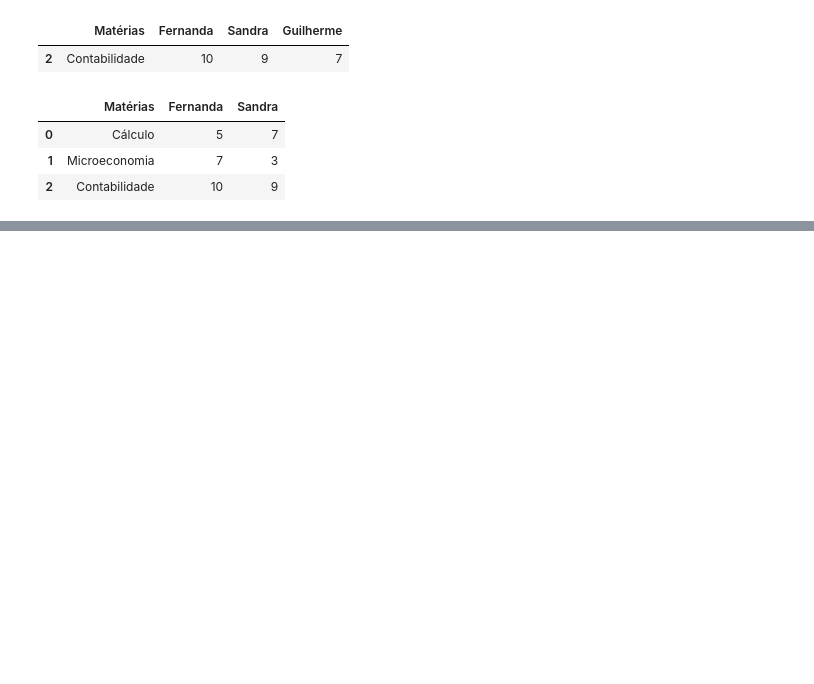
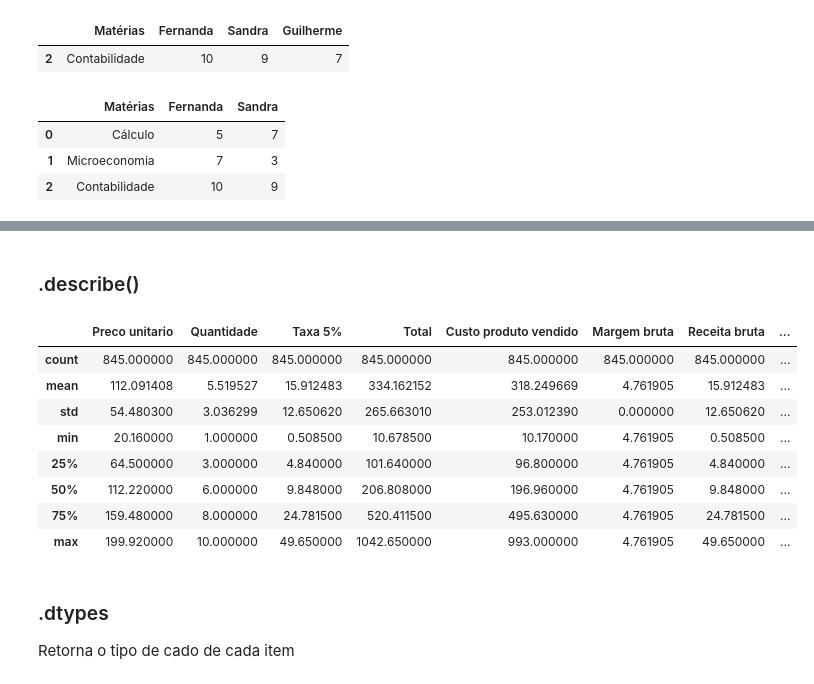
Before and after one commit to vitor-tatiama/CursoPython-Grupo2, a Jupyter notebook: apresentacao_pandas.ipynb, the cells around one changed output, grey strips where cells are left out. Drawn from its saved outputs; the diff is of its cells as text; code cells hidden in the pictures; blank space fills up the shorter version.

```diff
--- a/apresentacao_pandas.ipynb
+++ b/apresentacao_pandas.ipynb
@@ -159,0 +232,3 @@ df_notas.drop(["Guilherme"],axis=1)
+# %%
+df = df.dropna()
+df.shape
@@ -159,0 +267,3 @@ df_notas.drop(["Guilherme"],axis=1)
+# %%
+df = df.drop_duplicates()
+df.shape
@@ -159,0 +276,4 @@ df_notas.drop(["Guilherme"],axis=1)
+# %%
+#Criação
+df['Preço Ajustado'] = df["Preco unitario"] * 2
+df.columns
@@ -159,0 +286,5 @@ df_notas.drop(["Guilherme"],axis=1)
+# %%
+#Substituição
+df = df.drop(df.columns[-1], axis = 1)
+df["Preco unitario"] = df["Preco unitario"] * 2
+df.head()
@@ -159,0 +299,18 @@ df_notas.drop(["Guilherme"],axis=1)
+# %% [markdown]
+### .describe()
+# %%
+df.describe()
+# %% [output]
+|  | Preco unitario | Quantidade | Taxa 5% | Total | Custo produto vendido | Margem bruta | Receita bruta | ... |
+| count | 845.000000 | 845.000000 | 845.000000 | 845.000000 | 845.000000 | 845.000000 | 845.000000 | ... |
+| mean | 112.091408 | 5.519527 | 15.912483 | 334.162152 | 318.249669 | 4.761905 | 15.912483 | ... |
+| std | 54.480300 | 3.036299 | 12.650620 | 265.663010 | 253.012390 | 0.000000 | 12.650620 | ... |
+| min | 20.160000 | 1.000000 | 0.508500 | 10.678500 | 10.170000 | 4.761905 | 0.508500 | ... |
+| 25% | 64.500000 | 3.000000 | 4.840000 | 101.640000 | 96.800000 | 4.761905 | 4.840000 | ... |
+| 50% | 112.220000 | 6.000000 | 9.848000 | 206.808000 | 196.960000 | 4.761905 | 9.848000 | ... |
+| 75% | 159.480000 | 8.000000 | 24.781500 | 520.411500 | 495.630000 | 4.761905 | 24.781500 | ... |
+| max | 199.920000 | 10.000000 | 49.650000 | 1042.650000 | 993.000000 | 4.761905 | 49.650000 | ... |
+# %% [markdown]
+### .dtypes
+
+Retorna o tipo de cado de cada item
```
Also changed, not shown: parts of 23 cells of this notebook.
